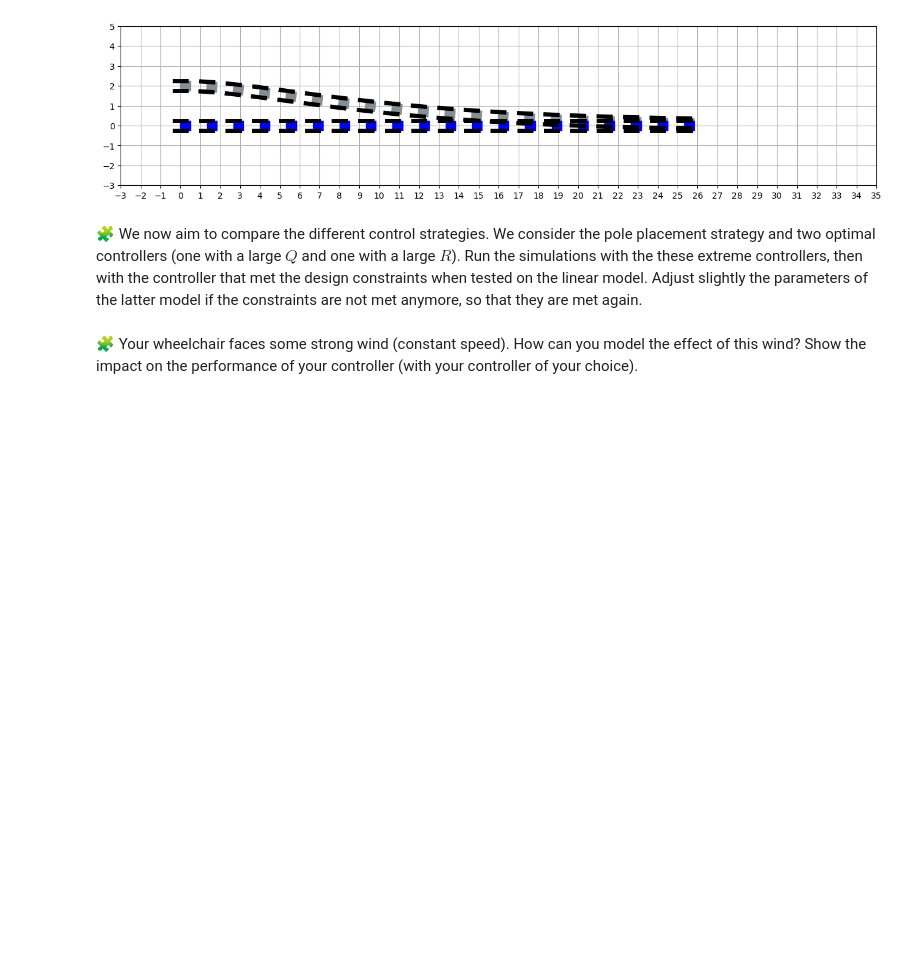
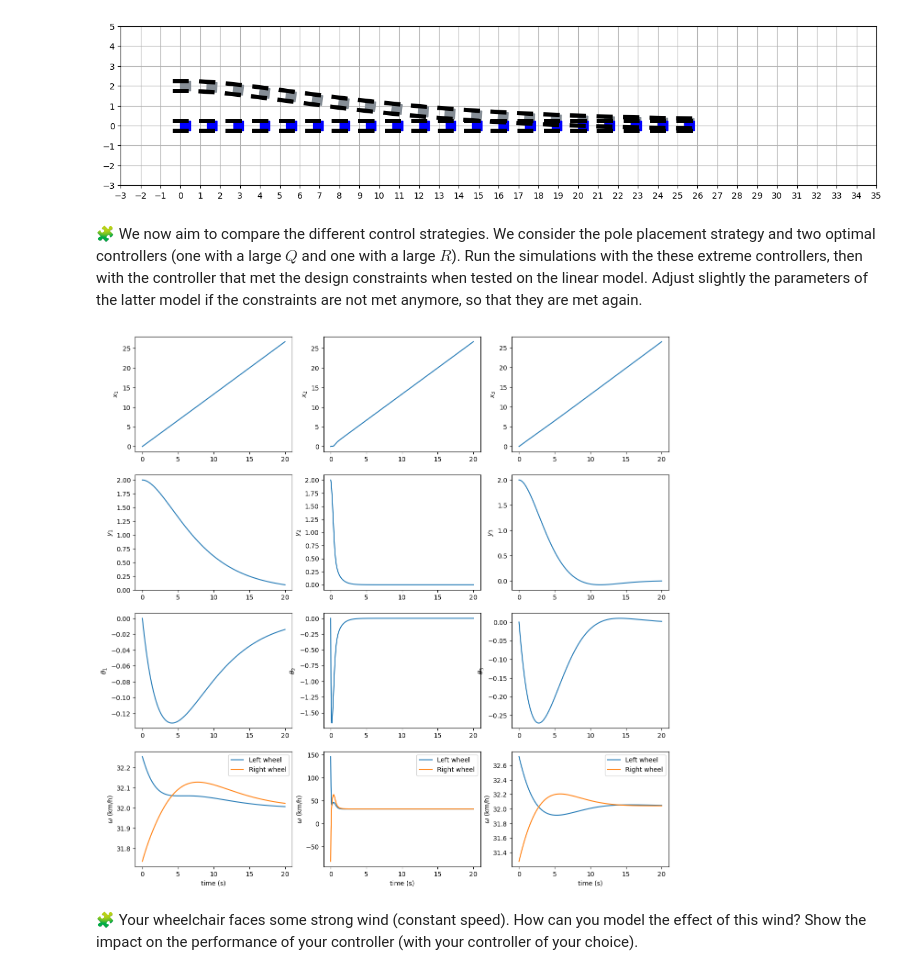
Before and after one commit to AchrafRachidi2000/control-engineering-with-python-project-2022-2023, a Jupyter notebook: Project-3.ipynb, the cells around one changed output. Cells and saved outputs as stored; diff of their text form; code cells hidden in the pictures; blank space fills up the shorter version.

```diff
--- a/Project-3.ipynb
+++ b/Project-3.ipynb
@@ -1015,2 +1013,71 @@ pass
+# %%
+Q_1 = [[500, 0, 0], [0, 500, 0], [0, 0, 500]]
+Q_2 = [[1, 0, 0], [0, 1, 0], [0, 0, 1]]
+R_1 = [[1, 0], [0, 1]]
+R_2 = [[50, 0], [0, 50]]
+
+Pi1 = linalg.solve_continuous_are(A, B, Q_1, R_1)
+K2 = inv(R_1) @ B.T @ Pi1
+Pi2 = linalg.solve_continuous_are(A, B, Q_2, R_2)
+K3 = inv(R_2) @ B.T @ Pi2
+
+tf = 20
+t = linspace(0.0, tf, 1000)
+
+poles = [-0.23,-0.24,-0.25]
+K1 = place_poles(A, B, poles).gain_matrix
+
+K = K1
+s1 = solve_ivp(fun=fun, t_span=[0, tf], y0=[0, 2, 0], dense_output=True, rtol=1e-6, atol=1e-12)
+x1,y1,theta1=s1["sol"](t)
+Omega1=[]
+for i in range(len(t)):
+    Omega1.append(omega(t[i],[x1[i],y1[i],theta1[i]]))
+omega1_l = []
+omega1_r = []
+for arr in Omega1:
+    omega1_l.append((arr[0]+v/Rw)*3.6)
+    omega1_r.append((arr[1]+v/Rw)*3.6)
+
+K = K2
+s2 = solve_ivp(fun=fun, t_span=[0, tf], y0=[0, 2, 0], dense_output=True, rtol=1e-6, atol=1e-12)
+x2,y2,theta2=s2["sol"](t)
+Omega2=[]
+for i in range(len(t)):
+    Omega2.append(omega(t[i],[x2[i],y2[i],theta2[i]]))
+omega2_l = []
+omega2_r = []
+for arr in Omega2:
+    omega2_l.append((arr[0]+v/Rw)*3.6)
+    omega2_r.append((arr[1]+v/Rw)*3.6)
+
+K = K3
+s3 = solve_ivp(fun=fun, t_span=[0, tf], y0=[0, 2, 0], dense_output=True, rtol=1e-6, atol=1e-12)
+x3,y3,theta3=s3["sol"](t)
+Omega3=[]
+for i in range(len(t)):
+    Omega3.append(omega(t[i],[x3[i],y3[i],theta3[i]]))
+omega3_l = []
+omega3_r = []
+for arr in Omega3:
+    omega3_l.append((arr[0]+v/Rw)*3.6)
+    omega3_r.append((arr[1]+v/Rw)*3.6)
+
+fig, axs = plt.subplots(4, 3, figsize=(15, 15))
+for i, (x, y, theta, omega_l, omega_r) in enumerate(zip([x1, x2, x3], [y1, y2, y3], [theta1, theta2, theta3], [omega1_l, omega2_l, omega3_l], [omega1_r, omega2_r, omega3_r])):
+    axs[0, i].plot(t, x)
+    axs[0, i].set_ylabel('$x_{}$'.format(i+1))
+    axs[1, i].plot(t, y)
+    axs[1, i].set_ylabel('$y_{}$'.format(i+1))
+    axs[2, i].plot(t, theta)
+    axs[2, i].set_ylabel('$\\theta_{}$'.format(i+1))
+    axs[3, i].plot(t, omega_l, label="Left wheel")
+    axs[3, i].plot(t, omega_r, label="Right wheel")
+    axs[3, i].set_ylabel('$\omega$ (km/h)')
+    axs[3, i].set_xlabel('time (s)')
+    axs[3, i].legend()
+plt.show()
+# %% [output]
+[figure, added]
 # %% [markdown]
 🧩 Your wheelchair faces some strong wind (constant speed). How can you model the effect of this wind? Show the impact on the performance of your controller (with your controller of your choice).
```
Also changed, not shown: parts of 4 cells of this notebook.
